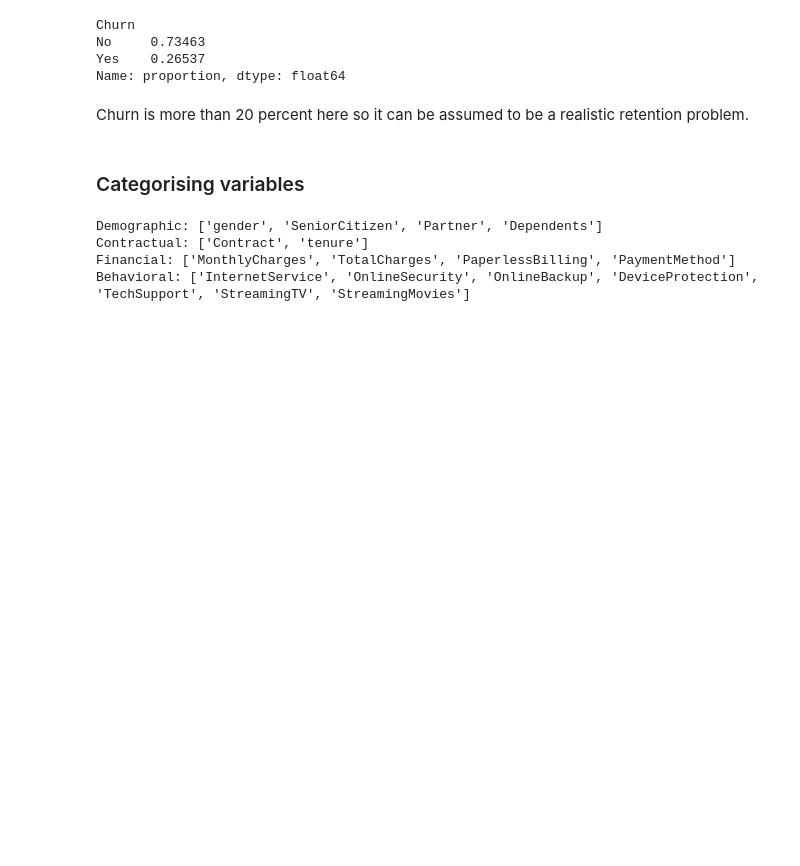
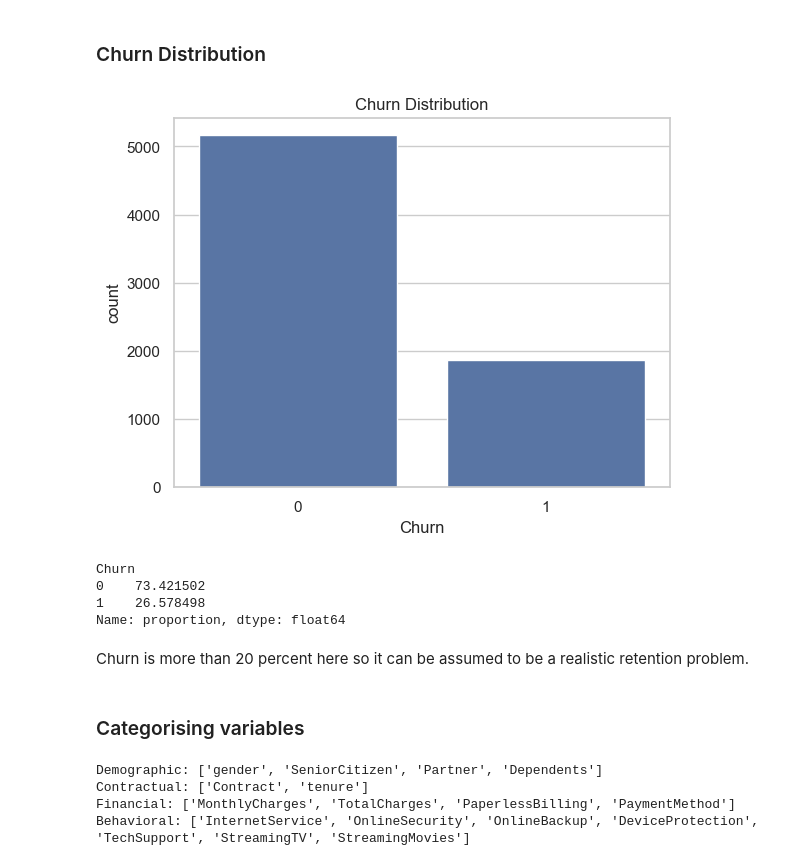
Before and after one commit to Susil4533/Customer-Churn-Project-, a Jupyter notebook: notebooks/01_eda.ipynb, the cells around one changed output. Drawn from its saved outputs; the diff is of its cells as text; code cells hidden in the pictures; blank space fills up the shorter version.

```diff
--- a/notebooks/01_eda.ipynb
+++ b/notebooks/01_eda.ipynb
@@ -4,0 +3,9 @@ import pandas as pd
+# %%
+import pandas as pd
+import numpy as np
+import matplotlib.pyplot as plt
+import seaborn as sns
+
+from scipy.stats import chi2_contingency
+
+sns.set_theme(style="whitegrid")
@@ -56,10 +63,17 @@ df.describe(include='all')
+# %% [markdown]
+### Churn Distribution
 # %%
 # Identifying target variable distribution
-df['Churn'].value_counts(normalize=True)
+sns.countplot(x="Churn", data=df)
+plt.title("Churn Distribution")
+plt.show()
+
+print(df["Churn"].value_counts(normalize=True)*100)
 # %% [output]
+[figure, added]
 Churn
-No     0.73463
-Yes    0.26537
+0    73.421502
+1    26.578498
 Name: proportion, dtype: float64
 # %% [markdown]
 Churn is more than 20 percent here so it can be assumed to be a realistic retention problem.
```
Also changed, not shown: parts of 17 cells of this notebook.
